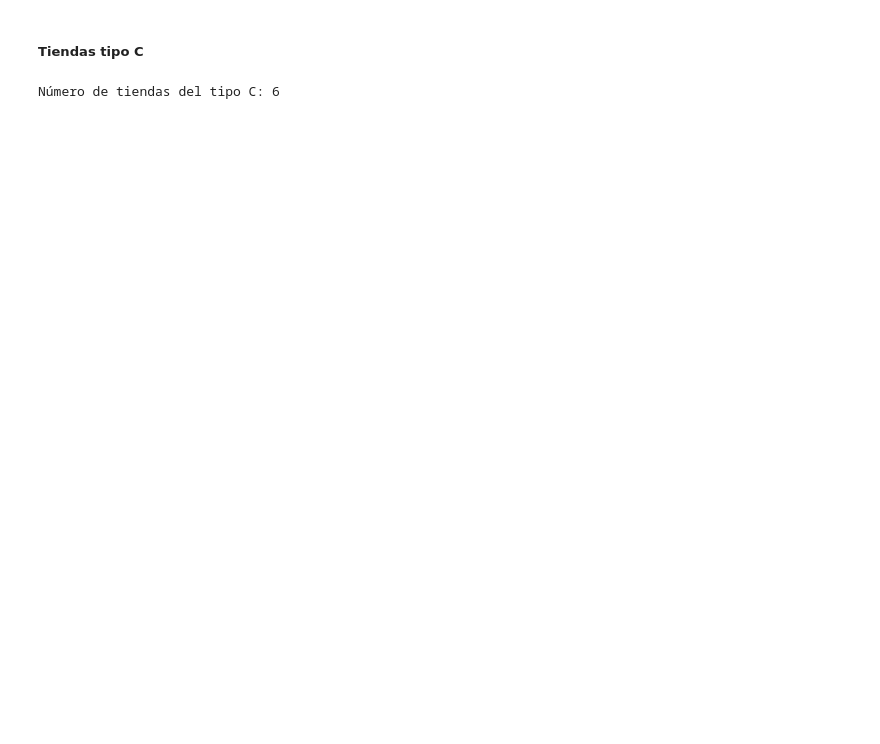
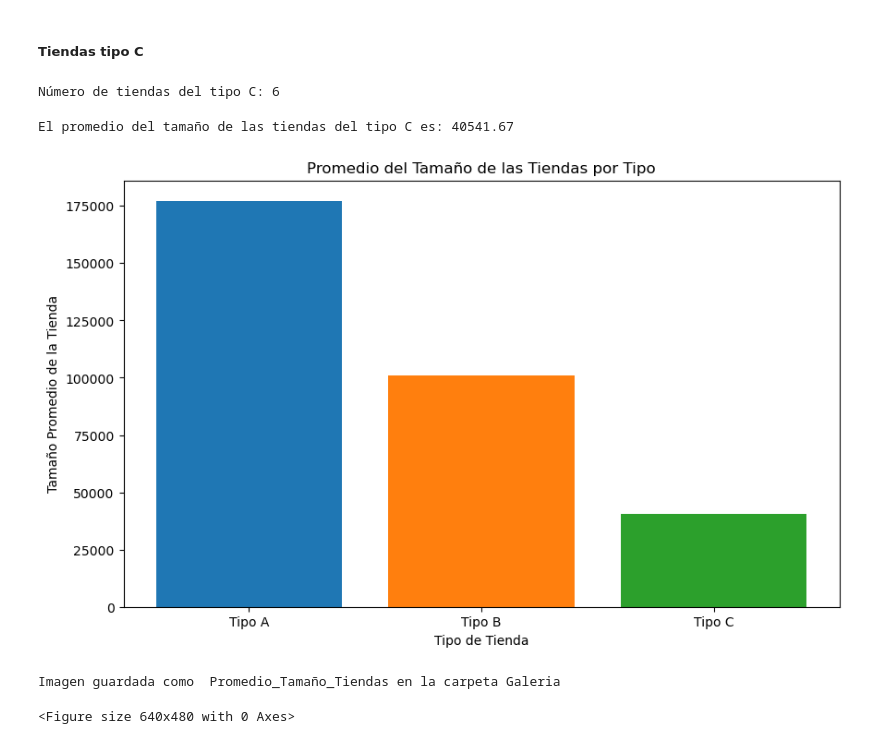
Before and after one commit to Gus-oss/Proyecto_Prediccion_ventas-demanda, a Jupyter notebook: Notebooks/1.EDA.ipynb, the cells around one changed output. Cells and saved outputs as stored; diff of their text form; code cells hidden in the pictures; blank space fills up the shorter version.

Commit message:
Angel - Agregue el promedio del tamaño de cada tipo de tienda y un grafico comparando cada promedio

```diff
--- a/Notebooks/1.EDA.ipynb
+++ b/Notebooks/1.EDA.ipynb
@@ -117,3 +121,7 @@ Tiendas_A = stores[stores["Type"] == "A"]
 print("Número de tiendas del tipo A:", len(Tiendas_A))
 # %% [output]
 Número de tiendas del tipo A: 22
+# %%
+# Promedio de Tamaño de la tienda del tipo A
+Promedio_Tamaño_A = Tiendas_A["Size"].mean()
+print(f'El promedio del tamaño de las tiendas del tipo A es: {Promedio_Tamaño_A:.2f}')
@@ -124,3 +134,7 @@ Tiendas_B = stores[stores['Type']=='B']
 print ("Número de tiendas del tipo B:", len(Tiendas_B))
 # %% [output]
 Número de tiendas del tipo B: 17
+# %%
+# Promedio de Tamaño de la tienda del tipo B
+Promedio_Tamaño_B = Tiendas_B["Size"].mean()
+print(f'El promedio del tamaño de las tiendas del tipo B es: {Promedio_Tamaño_B:.2f}')
@@ -131,3 +147,25 @@ Tiendas_C = stores[stores['Type']=='C']
 print ("Número de tiendas del tipo C:", len(Tiendas_C))
 # %% [output]
 Número de tiendas del tipo C: 6
+# %%
+# Promedio de ventas por tienda del tipo C
+Promedio_Tamaño_C = Tiendas_C["Size"].mean()
+print(f'El promedio del tamaño de las tiendas del tipo C es: {Promedio_Tamaño_C:.2f}')
+# %% [output]
+El promedio del tamaño de las tiendas del tipo C es: 40541.67
+# %%
+# Graficar el tamaño de las tiendas por tipo
+colores = ['#1f77b4', '#ff7f0e', '#2ca02c']  # Azul, naranja y verde
+plt.figure(figsize=(10, 6))
+plt.bar(['Tipo A', 'Tipo B', 'Tipo C'], [Promedio_Tamaño_A, Promedio_Tamaño_B, Promedio_Tamaño_C], color=colores)
+plt.title('Promedio del Tamaño de las Tiendas por Tipo')
+plt.xlabel('Tipo de Tienda')
+plt.ylabel('Tamaño Promedio de la Tienda')
+plt.show()
+
+# Guardar la figura
+save_fig("Promedio_Tamaño_Tiendas")
+# %% [output]
+[figure, added]
+Imagen guardada como  Promedio_Tamaño_Tiendas en la carpeta Galeria
+<Figure size 640x480 with 0 Axes>
```
Also changed, not shown: parts of 4 cells of this notebook, 2 other files.
